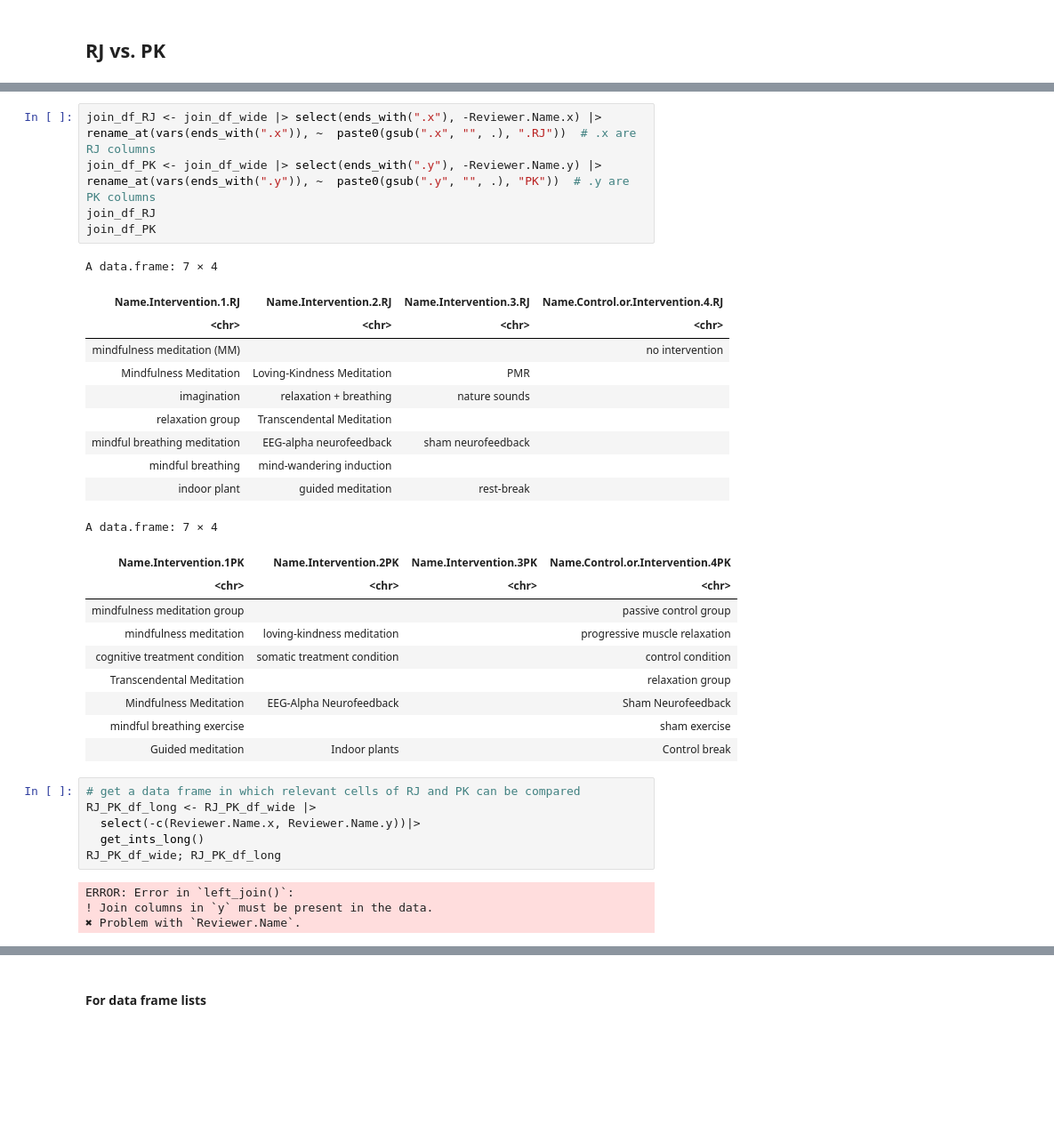
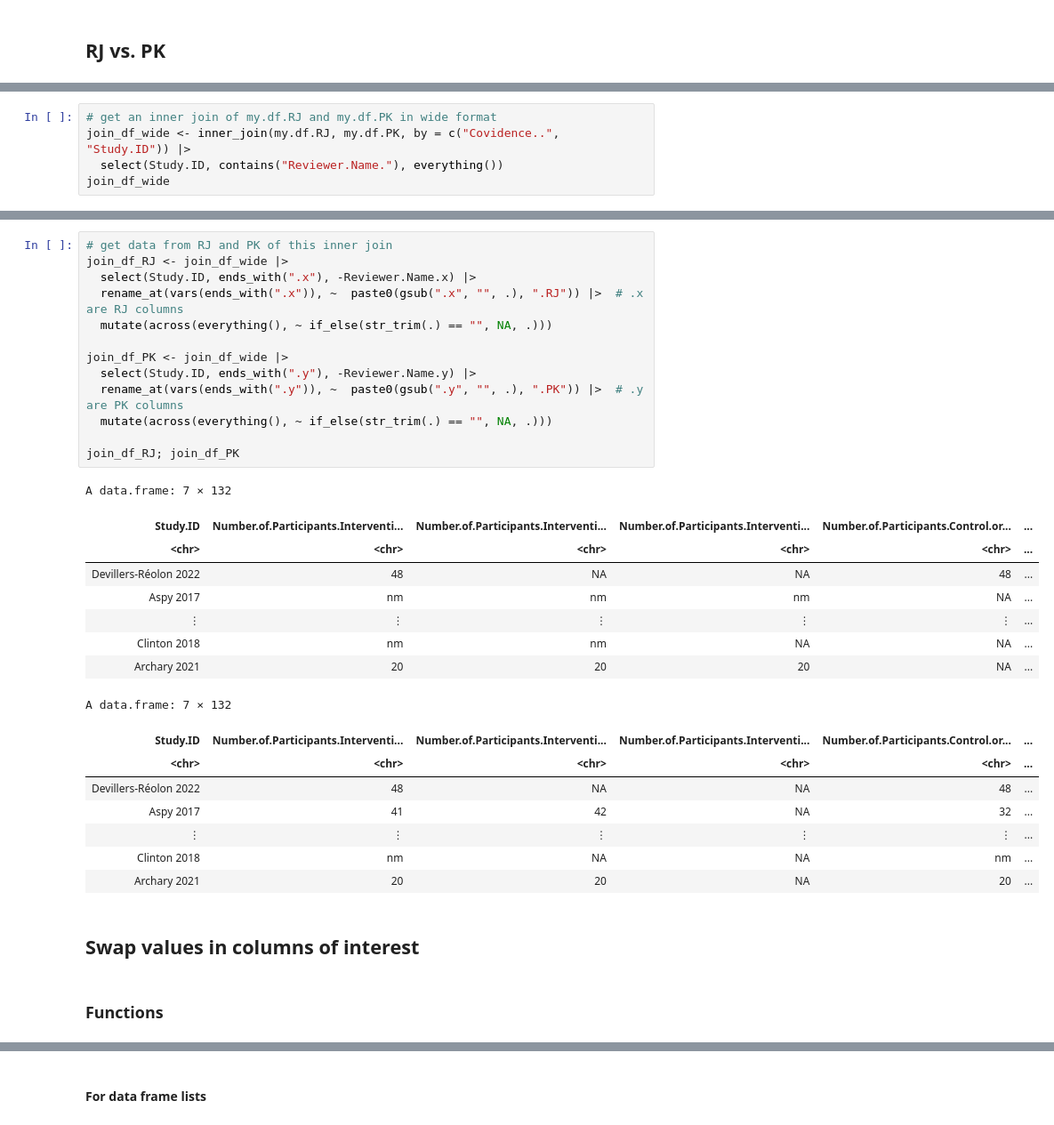
Before and after one commit to abc4322/MA_Meta_Analyses, a Jupyter notebook: Meta.Analysis-find out data extraction inter-rater reliability without pre-processing functions.ipynb, the cells around one changed output, grey strips where cells are left out. Shown at 89% size. Drawn from its saved outputs; the diff is of its cells as text; blank space fills up the shorter version.

Commit message:
1st draft of functions to allign values regarding intervention numbers of reviewers

```diff
--- a/Meta.Analysis-find out data extraction inter-rater reliability without pre-processing functions.ipynb
+++ b/Meta.Analysis-find out data extraction inter-rater reliability without pre-processing functions.ipynb
@@ -520,0 +481,5 @@ join_df_wide <- inner_join(my.df.RJ, my.df.PK, by = c("Covidence..", "Study.ID")
+# %%
+# get an inner join of my.df.RJ and my.df.PK in wide format
+join_df_wide <- inner_join(my.df.RJ, my.df.PK, by = c("Covidence..", "Study.ID")) |>
+  select(Study.ID, contains("Reviewer.Name."), everything())
+join_df_wide
@@ -521,36 +495,34 @@ join_df_wide <- inner_join(my.df.RJ, my.df.PK, by = c("Covidence..", "Study.ID")
 # %%
-join_df_RJ <- join_df_wide |> select(ends_with(".x"), -Reviewer.Name.x) |> rename_at(vars(ends_with(".x")), ~  paste0(gsub(".x", "", .), ".RJ"))  # .x are RJ columns
-join_df_PK <- join_df_wide |> select(ends_with(".y"), -Reviewer.Name.y) |> rename_at(vars(ends_with(".y")), ~  paste0(gsub(".y", "", .), "PK"))  # .y are PK columns
-join_df_RJ
-join_df_PK
+# get data from RJ and PK of this inner join
+join_df_RJ <- join_df_wide |>
+  select(Study.ID, ends_with(".x"), -Reviewer.Name.x) |>
+  rename_at(vars(ends_with(".x")), ~  paste0(gsub(".x", "", .), ".RJ")) |>  # .x are RJ columns
+  mutate(across(everything(), ~ if_else(str_trim(.) == "", NA, .)))
+
+join_df_PK <- join_df_wide |>
+  select(Study.ID, ends_with(".y"), -Reviewer.Name.y) |>
+  rename_at(vars(ends_with(".y")), ~  paste0(gsub(".y", "", .), ".PK")) |>  # .y are PK columns
+  mutate(across(everything(), ~ if_else(str_trim(.) == "", NA, .)))
+
+join_df_RJ; join_df_PK
 # %% [output]
-A data.frame: 7 × 4
+A data.frame: 7 × 132
-| Name.Intervention.1.RJ | Name.Intervention.2.RJ | Name.Intervention.3.RJ | Name.Control.or.Intervention.4.RJ |
-| <chr> | <chr> | <chr> | <chr> |
-| mindfulness meditation (MM) |  |  | no intervention |
-| Mindfulness Meditation | Loving-Kindness Meditation | PMR |  |
-| imagination | relaxation + breathing | nature sounds |  |
-| relaxation group | Transcendental Meditation |  |  |
-| mindful breathing meditation | EEG-alpha neurofeedback | sham neurofeedback |  |
-| mindful breathing | mind-wandering induction |  |  |
-| indoor plant | guided meditation | rest-break |  |
+| Study.ID | Number.of.Participants.Interventi... | Number.of.Participants.Interventi... | Number.of.Participants.Interventi... | Number.of.Participants.Control.or... | ... |
+| <chr> | <chr> | <chr> | <chr> | <chr> | ... |
+| Devillers-Réolon 2022 | 48 | NA | NA | 48 | ... |
+| Aspy 2017 | nm | nm | nm | NA | ... |
+| ⋮ | ⋮ | ⋮ | ⋮ | ⋮ | ... |
+| Clinton 2018 | nm | nm | NA | NA | ... |
+| Archary 2021 | 20 | 20 | 20 | NA | ... |
-A data.frame: 7 × 4
+A data.frame: 7 × 132
-| Name.Intervention.1PK | Name.Intervention.2PK | Name.Intervention.3PK | Name.Control.or.Intervention.4PK |
-| <chr> | <chr> | <chr> | <chr> |
-| mindfulness meditation group |  |  | passive control group |
-| mindfulness meditation | loving-kindness meditation |  | progressive muscle relaxation |
-| cognitive treatment condition | somatic treatment condition |  | control condition |
-| Transcendental Meditation |  |  | relaxation group |
-| Mindfulness Meditation | EEG-Alpha Neurofeedback |  | Sham Neurofeedback |
-| mindful breathing exercise |  |  | sham exercise |
-| Guided meditation | Indoor plants |  | Control break |
+| Study.ID | Number.of.Participants.Interventi... | Number.of.Participants.Interventi... | Number.of.Participants.Interventi... | Number.of.Participants.Control.or... | ... |
+| <chr> | <chr> | <chr> | <chr> | <chr> | ... |
+| Devillers-Réolon 2022 | 48 | NA | NA | 48 | ... |
+| Aspy 2017 | 41 | 42 | NA | 32 | ... |
+| ⋮ | ⋮ | ⋮ | ⋮ | ⋮ | ... |
+| Clinton 2018 | nm | NA | NA | nm | ... |
+| Archary 2021 | 20 | 20 | NA | 20 | ... |
-# %%
-# get a data frame in which relevant cells of RJ and PK can be compared
-RJ_PK_df_long <- RJ_PK_df_wide |>
-  select(-c(Reviewer.Name.x, Reviewer.Name.y))|>
-  get_ints_long()
-RJ_PK_df_wide; RJ_PK_df_long
-# %% [output]
-ERROR: Error in `left_join()`:
-! Join columns in `y` must be present in the data.
-✖ Problem with `Reviewer.Name`.
+# %% [markdown]
+## Swap values in columns of interest
+# %% [markdown]
+### Functions
```
Also changed, not shown: parts of 13 cells of this notebook.
